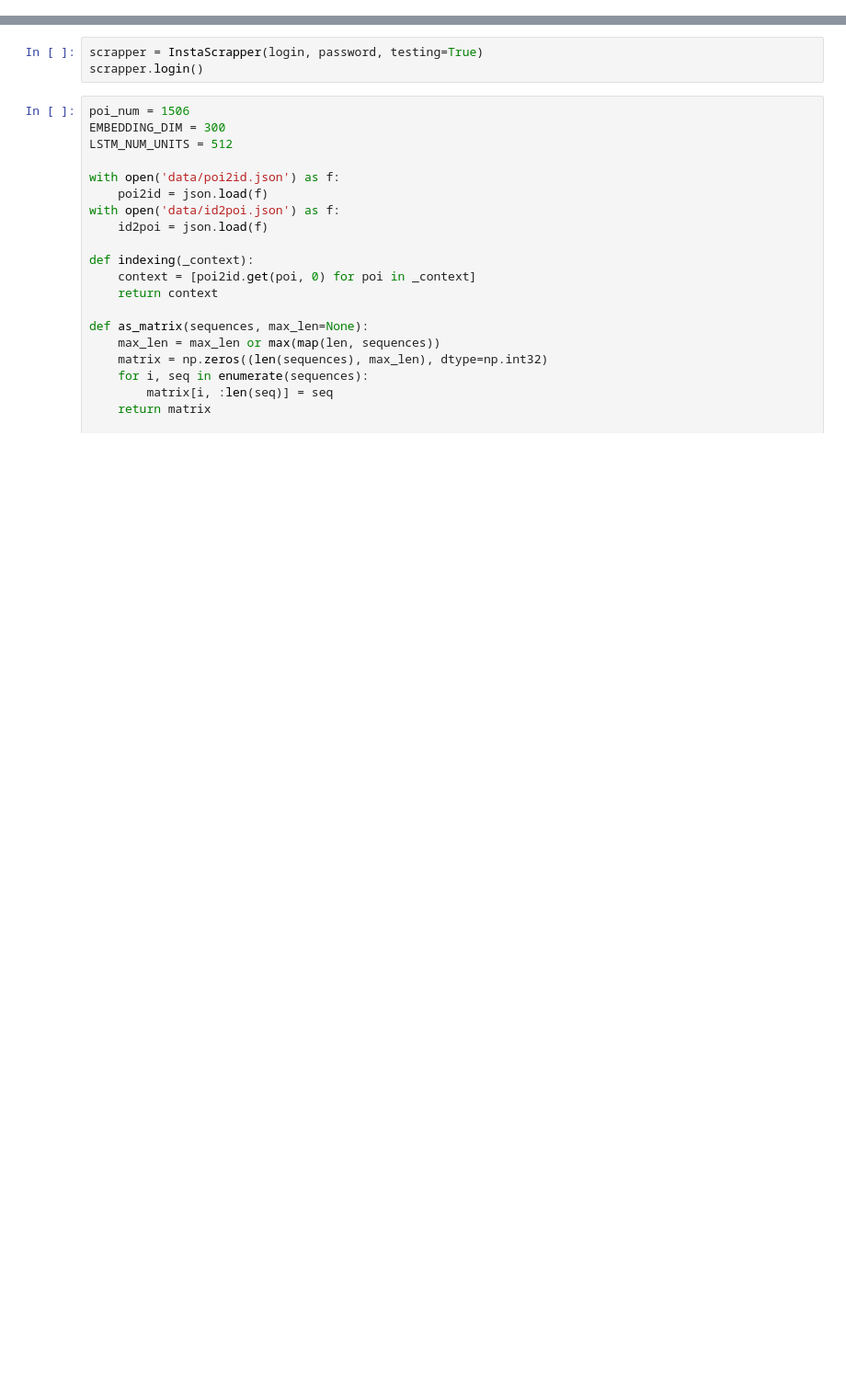
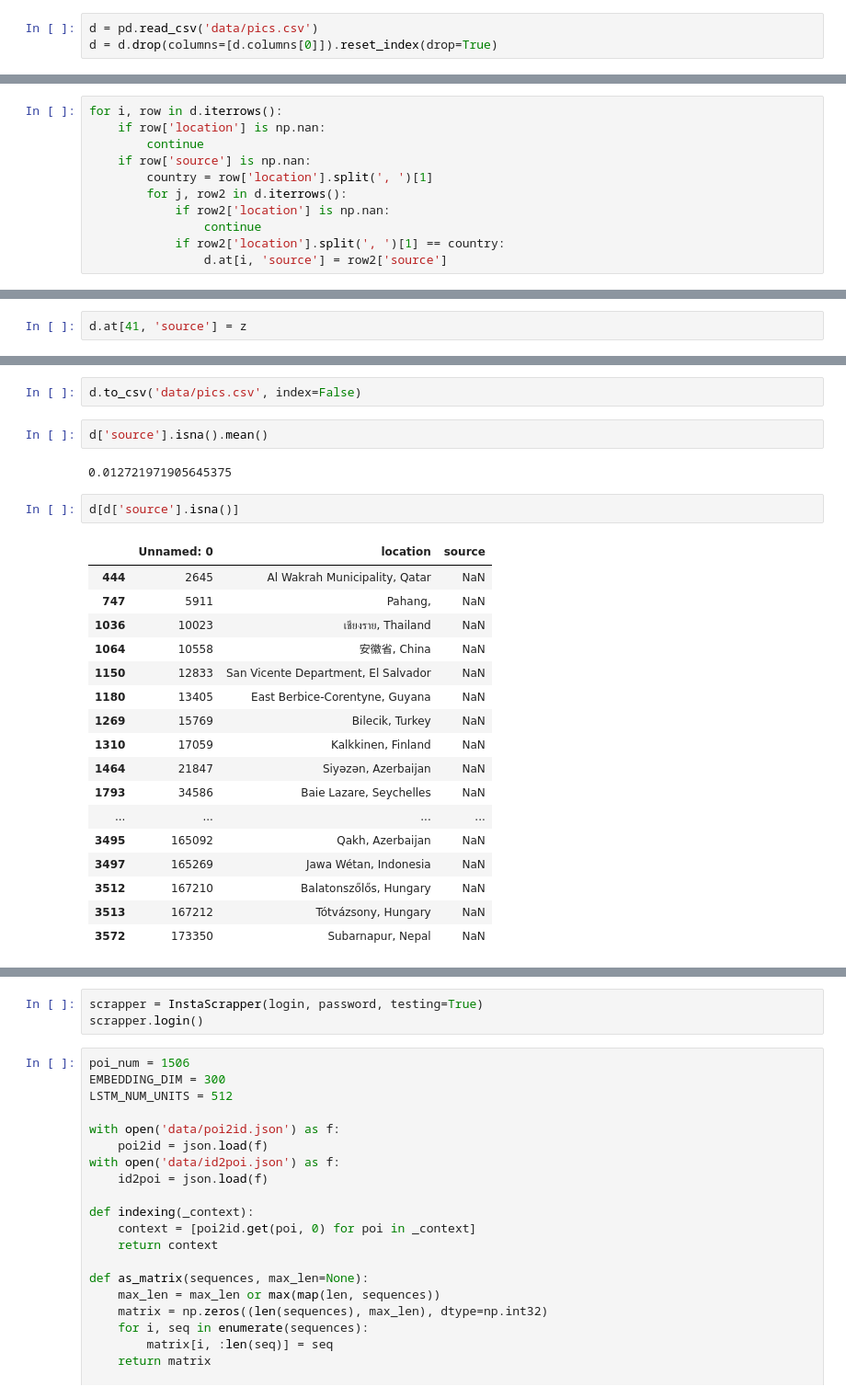
Before and after one commit to AirapetyanZhirayr/POI-Recommender-based-on-Instagram-Profile, a Jupyter notebook: launcher.ipynb, the cells around one changed output, grey strips where cells are left out. Shown at 92% size. Cells and saved outputs as stored; diff of their text form; blank space fills up the shorter version.

```diff
--- a/launcher.ipynb
+++ b/launcher.ipynb
@@ -15,0 +27,3 @@ password
+# %%
+d = pd.read_csv('data/pics.csv')
+d = d.drop(columns=[d.columns[0]]).reset_index(drop=True)
@@ -15,0 +39,11 @@ password
+# %%
+for i, row in d.iterrows():
+    if row['location'] is np.nan:
+        continue
+    if row['source'] is np.nan:
+        country = row['location'].split(', ')[1]
+        for j, row2 in d.iterrows():
+            if row2['location'] is np.nan:
+                continue
+            if row2['location'].split(', ')[1] == country:
+                d.at[i, 'source'] = row2['source']
@@ -15,0 +242,2 @@ password
+# %%
+d.at[41, 'source'] = z
@@ -15,0 +258,26 @@ password
+# %%
+d.to_csv('data/pics.csv', index=False)
+# %%
+d['source'].isna().mean()
+# %% [output]
+0.012721971905645375
+# %%
+d[d['source'].isna()]
+# %% [output]
+|  | Unnamed: 0 | location | source |
+| 444 | 2645 | Al Wakrah Municipality, Qatar | NaN |
+| 747 | 5911 | Pahang, | NaN |
+| 1036 | 10023 | เชียงราย, Thailand | NaN |
+| 1064 | 10558 | 安徽省, China | NaN |
+| 1150 | 12833 | San Vicente Department, El Salvador | NaN |
+| 1180 | 13405 | East Berbice-Corentyne, Guyana | NaN |
+| 1269 | 15769 | Bilecik, Turkey | NaN |
+| 1310 | 17059 | Kalkkinen, Finland | NaN |
+| 1464 | 21847 | Siyəzən, Azerbaijan | NaN |
+| 1793 | 34586 | Baie Lazare, Seychelles | NaN |
+| ... | ... | ... | ... |
+| 3495 | 165092 | Qakh, Azerbaijan | NaN |
+| 3497 | 165269 | Jawa Wétan, Indonesia | NaN |
+| 3512 | 167210 | Balatonszőlős, Hungary | NaN |
+| 3513 | 167212 | Tótvázsony, Hungary | NaN |
+| 3572 | 173350 | Subarnapur, Nepal | NaN |
```
Also changed, not shown: parts of 31 cells of this notebook, 7 other files.
